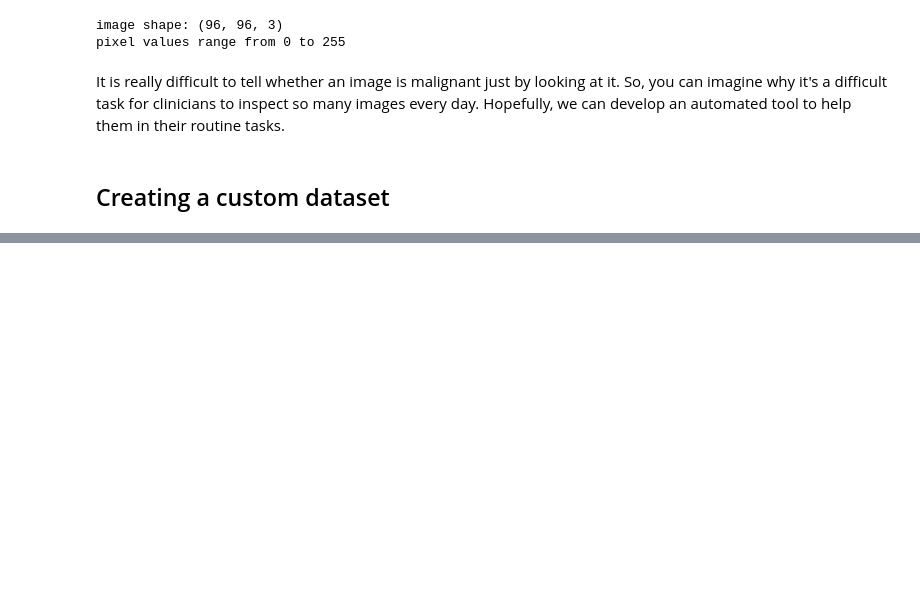
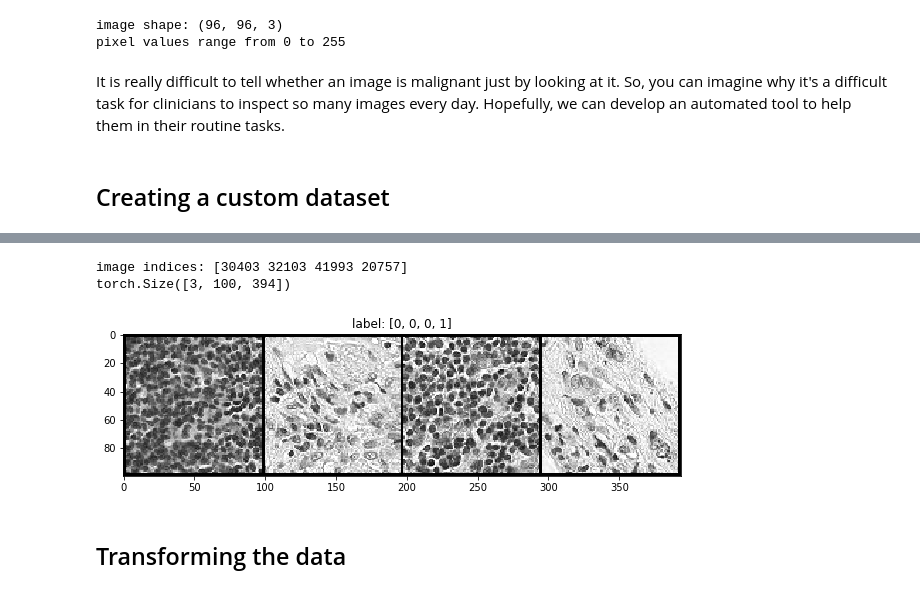
Before and after one commit to rahiakela/pytorch-computer-vision-cookbook, a Jupyter notebook: 2-binary-image-classification/1_binary_image_classification.ipynb, the cells around one changed output, grey strips where cells are left out. Cells and saved outputs as stored; diff of their text form; code cells hidden in the pictures; blank space fills up the shorter version.

```diff
--- a/2-binary-image-classification/1_binary_image_classification.ipynb
+++ b/2-binary-image-classification/1_binary_image_classification.ipynb
@@ -165,0 +297,17 @@ It is really difficult to tell whether an image is malignant just by looking at
+# %%
+grid_size=4
+rnd_inds=np.random.randint(0,len(val_ds),grid_size)
+print("image indices:",rnd_inds)
+x_grid_val=[val_ds[i][0] for i in range(grid_size)]
+y_grid_val=[val_ds[i][1] for i in range(grid_size)]
+
+x_grid_val=utils.make_grid(x_grid_val, nrow=4, padding=2)
+print(x_grid_val.shape)
+
+show(x_grid_val,y_grid_val)
+# %% [output]
+image indices: [30403 32103 41993 20757]
+torch.Size([3, 100, 394])
+[figure, added]
+# %% [markdown]
+## Transforming the data
```
Also changed, not shown: parts of 31 cells of this notebook.
